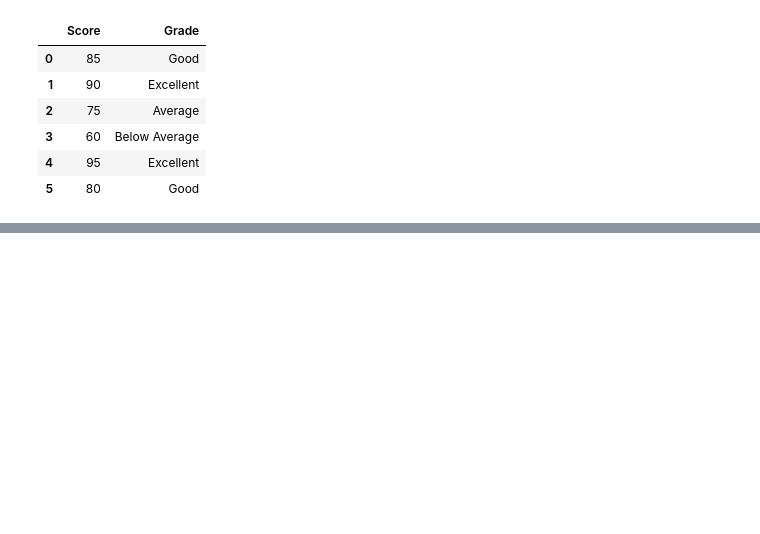
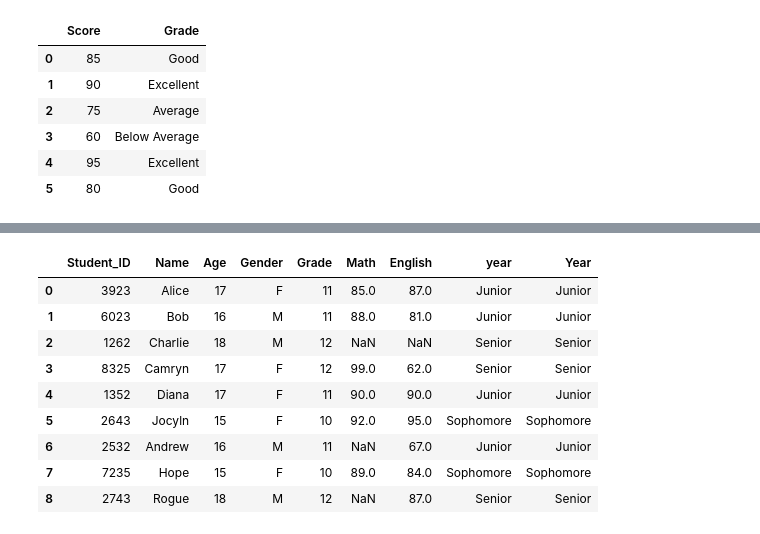
Before and after one commit to Nafisazmn/CS-122-Advance-Python, a Jupyter notebook: Nafisa_Zaman_CS122_HW6.ipynb, the cells around one changed output, grey strips where cells are left out. Cells and saved outputs as stored; diff of their text form; code cells hidden in the pictures; blank space fills up the shorter version.

```diff
--- a/Nafisa_Zaman_CS122_HW6.ipynb
+++ b/Nafisa_Zaman_CS122_HW6.ipynb
@@ -122,3 +167,30 @@ The resulting dataframe should look like this:
+# %%
+# Q2
+
+# Your code here . . .
+
+def categorize_grade(grade):
+  if grade == 10:
+    return "Sophomore"
+  elif grade == 11:
+    return "Junior"
+  else:
+    return "Senior"
+
+merged_df["Year"] = merged_df["Grade"].apply(categorize_grade)
+
+merged_df
+# %% [output]
+|  | Student_ID | Name | Age | Gender | Grade | Math | English | year | Year |
+| 0 | 3923 | Alice | 17 | F | 11 | 85.0 | 87.0 | Junior | Junior |
+| 1 | 6023 | Bob | 16 | M | 11 | 88.0 | 81.0 | Junior | Junior |
+| 2 | 1262 | Charlie | 18 | M | 12 | NaN | NaN | Senior | Senior |
+| 3 | 8325 | Camryn | 17 | F | 12 | 99.0 | 62.0 | Senior | Senior |
+| 4 | 1352 | Diana | 17 | F | 11 | 90.0 | 90.0 | Junior | Junior |
+| 5 | 2643 | Jocyln | 15 | F | 10 | 92.0 | 95.0 | Sophomore | Sophomore |
+| 6 | 2532 | Andrew | 16 | M | 11 | NaN | 67.0 | Junior | Junior |
+| 7 | 7235 | Hope | 15 | F | 10 | 89.0 | 84.0 | Sophomore | Sophomore |
+| 8 | 2743 | Rogue | 18 | M | 12 | NaN | 87.0 | Senior | Senior |
 # %% [markdown]
 ## Q3. Use `groupby` and `agg` to show the mean score of Math and English group by Year and Gender.
 
```
Also changed, not shown: parts of 8 cells of this notebook.
